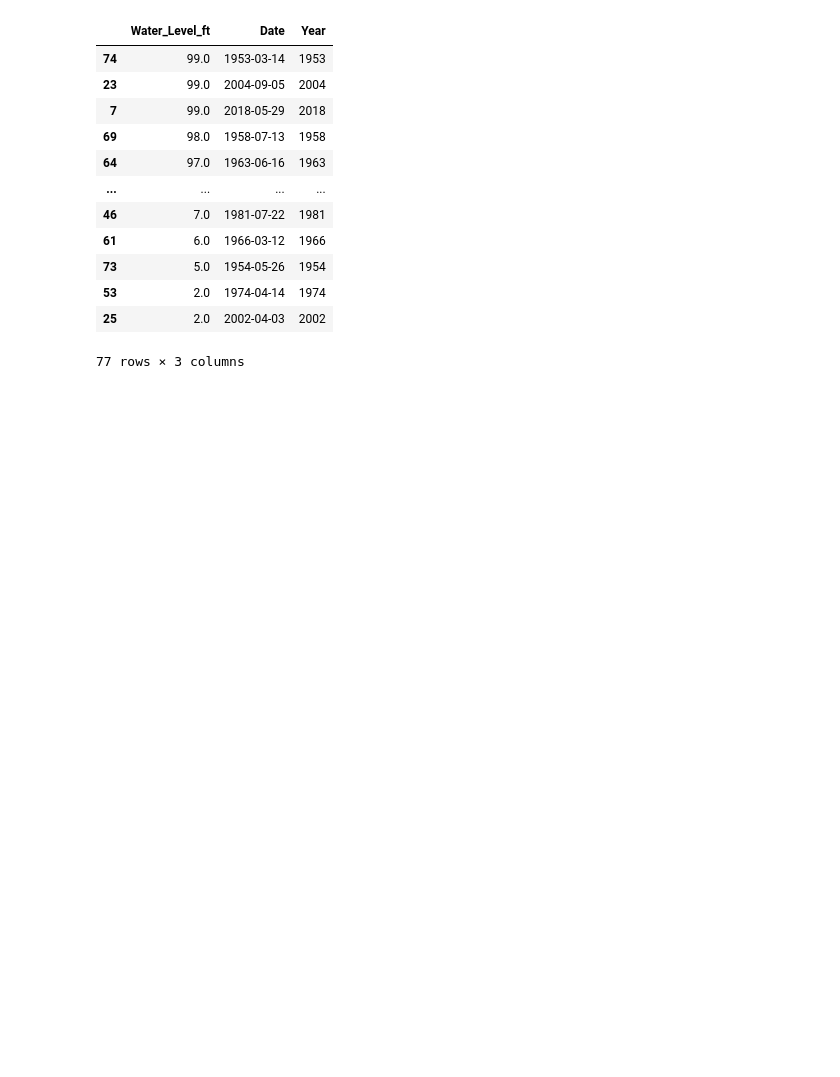
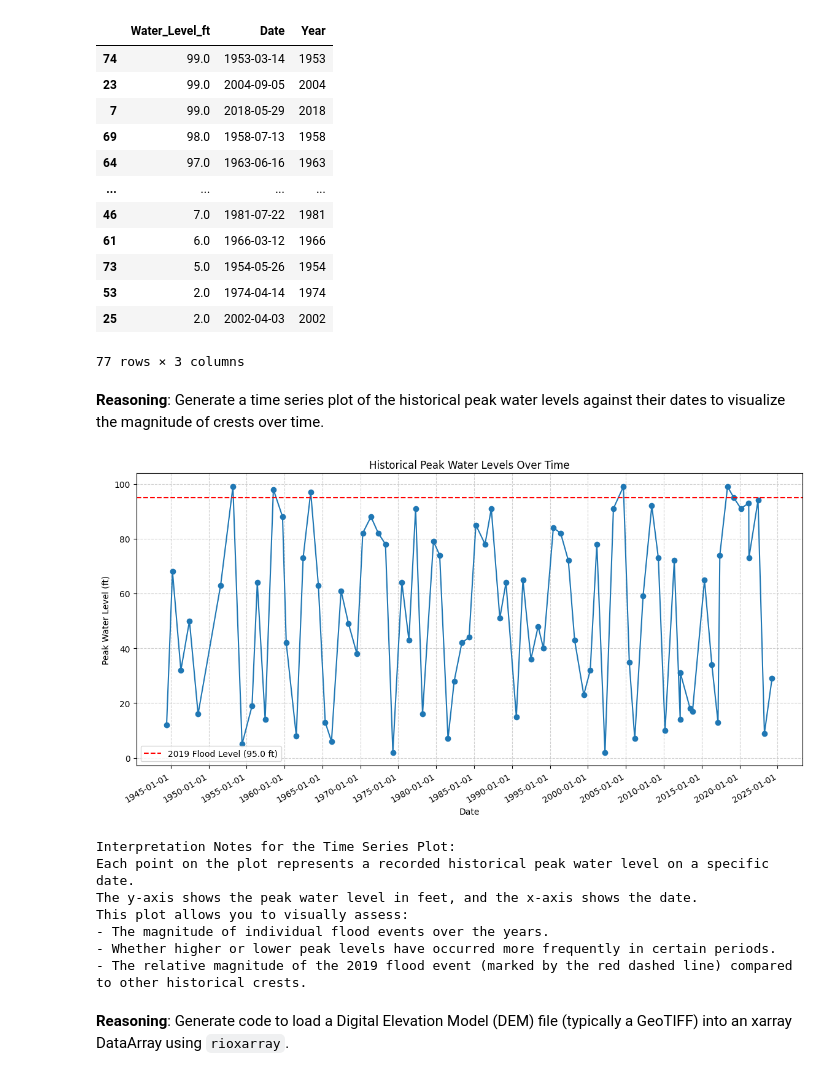
Before and after one commit to LeonAmbroseJr/-LeonAmbrose-github.io, a Jupyter notebook: whiterivercresthistoryv3.ipynb, the cells around one changed output. Cells and saved outputs as stored; diff of their text form; code cells hidden in the pictures; blank space fills up the shorter version.

Commit message:
Created using Colab7142025`1

```diff
--- a/whiterivercresthistoryv3.ipynb
+++ b/whiterivercresthistoryv3.ipynb
@@ -891,3 +900,64 @@ Years with their highest recorded crest:
 | 53 | 2.0 | 1974-04-14 | 1974 |
 | 25 | 2.0 | 2002-04-03 | 2002 |
 77 rows × 3 columns
+# %% [markdown]
+**Reasoning**:
+Generate a time series plot of the historical peak water levels against their dates to visualize the magnitude of crests over time.
+# %%
+import matplotlib.pyplot as plt
+import matplotlib.dates as mdates
+
+# Ensure the DataFrame is sorted by date (we did this in the previous analysis step)
+# If not already sorted, you would sort it:
+# crest_df_sorted = crest_df.sort_values(by='Date')
+
+# Create the time series plot
+plt.figure(figsize=(14, 7)) # Adjust figure size for better readability
+
+# Plot the water levels against the date
+plt.plot(crest_df_sorted['Date'], crest_df_sorted['Water_Level_ft'], marker='o', linestyle='-')
+
+# Add title and labels
+plt.title('Historical Peak Water Levels Over Time')
+plt.xlabel('Date')
+plt.ylabel('Peak Water Level (ft)')
+
+# Improve date formatting on the x-axis
+plt.gca().xaxis.set_major_formatter(mdates.DateFormatter('%Y-%m-%d'))
+plt.gca().xaxis.set_major_locator(mdates.YearLocator(base=5)) # Show ticks every 5 years
+plt.gcf().autofmt_xdate() # Auto-format the date labels to prevent overlap
+
+# Add a grid for better readability
+plt.grid(True, linestyle='--', alpha=0.6)
+
+# Add a horizontal line for the 2019 flood level for reference
+# Find the date of the 2019 flood crest
+flood_date_2019 = crest_df_sorted[crest_df_sorted['Year'] == 2019]['Date'].iloc[0]
+flood_level_2019 = crest_df_sorted[crest_df_sorted['Year'] == 2019]['Water_Level_ft'].iloc[0]
+
+plt.axhline(y=flood_level_2019, color='r', linestyle='--', label=f'2019 Flood Level ({flood_level_2019} ft)')
+plt.legend()
+
+
+# Display the plot
+plt.show()
+
+print("\nInterpretation Notes for the Time Series Plot:")
+print("Each point on the plot represents a recorded historical peak water level on a specific date.")
+print("The y-axis shows the peak water level in feet, and the x-axis shows the date.")
+print("This plot allows you to visually assess:")
+print("- The magnitude of individual flood events over the years.")
+print("- Whether higher or lower peak levels have occurred more frequently in certain periods.")
+print("- The relative magnitude of the 2019 flood event (marked by the red dashed line) compared to other historical crests.")
+# %% [output]
+[figure, added]
+Interpretation Notes for the Time Series Plot:
+Each point on the plot represents a recorded historical peak water level on a specific date.
+The y-axis shows the peak water level in feet, and the x-axis shows the date.
+This plot allows you to visually assess:
+- The magnitude of individual flood events over the years.
+- Whether higher or lower peak levels have occurred more frequently in certain periods.
+- The relative magnitude of the 2019 flood event (marked by the red dashed line) compared to other historical crests.
+# %% [markdown]
+**Reasoning**:
+Generate code to load a Digital Elevation Model (DEM) file (typically a GeoTIFF) into an xarray DataArray using `rioxarray`.
```
Also changed, not shown: parts of 16 cells of this notebook.
